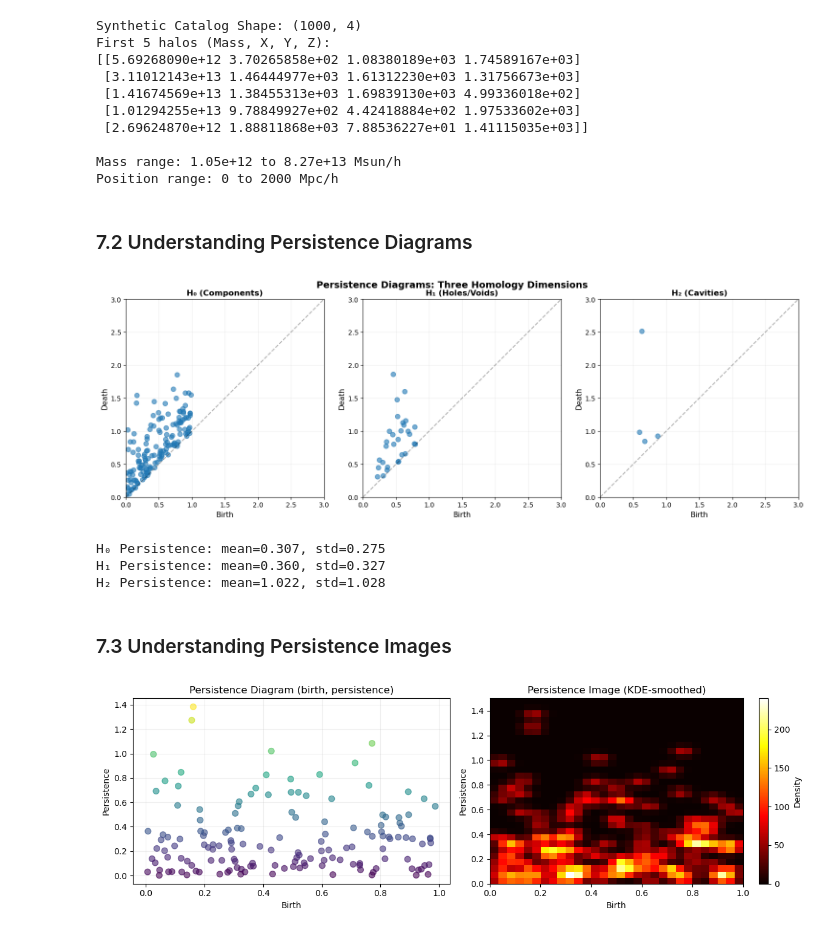
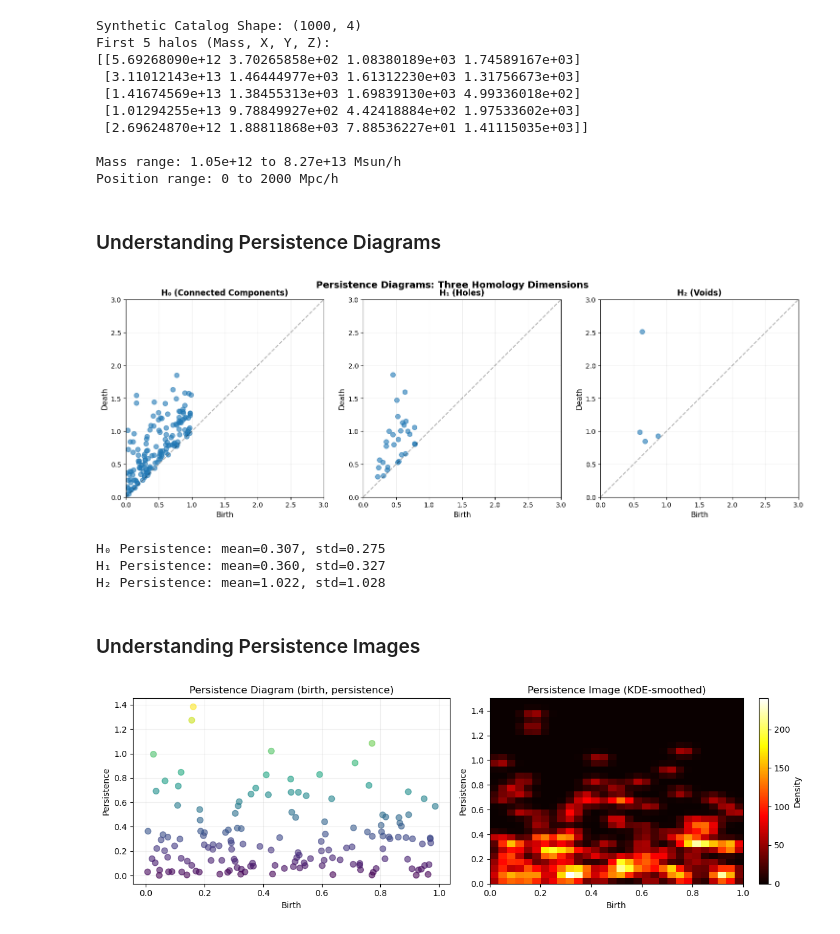
Before and after one commit to anvi-git/cosmology_TDA, a Jupyter notebook: Persistent_Homology_LSS_Guide.ipynb, the cells around one changed output. Drawn from its saved outputs; the diff is of its cells as text; code cells hidden in the pictures.

```diff
--- a/Persistent_Homology_LSS_Guide.ipynb
+++ b/Persistent_Homology_LSS_Guide.ipynb
@@ -75,7 +75,7 @@ First 5 halos (Mass, X, Y, Z):
 Mass range: 1.05e+12 to 8.27e+13 Msun/h
 Position range: 0 to 2000 Mpc/h
 # %% [markdown]
-### 7.2 Understanding Persistence Diagrams
+### Understanding Persistence Diagrams
 # %%
 # Example 2: Synthetic persistence diagram
 # Real output from DIAG class: CSV file with [dimension, birth, death]
@@ -100,42 +100,42 @@ h2_points = np.column_stack([h2_birth, h2_death])
 
 # Plot persistence diagrams
 fig, axes = plt.subplots(1, 3, figsize=(15, 5))
 
 max_val = 3
-for ax, (points, title) in zip(axes, [(h0_points, 'H₀ (Components)'),
-                                        (h1_points, 'H₁ (Holes/Voids)'),
-                                        (h2_points, 'H₂ (Cavities)')]):
+for ax, (points, title) in zip(axes, [(h0_points, 'H₀ (Connected Components)'),
+                                        (h1_points, 'H₁ (Holes)'),
+                                        (h2_points, 'H₂ (Voids)')]):
     # Plot diagonal (trivial features)
     ax.plot([0, max_val], [0, max_val], 'k--', alpha=0.3, label='Diagonal')
 
     # Plot points
     ax.scatter(points[:, 0], points[:, 1], alpha=0.6, s=50)
 
     # Labels
     ax.set_xlabel('Birth', fontsize=11)
     ax.set_ylabel('Death', fontsize=11)
     ax.set_title(title, fontsize=12, fontweight='bold')
     ax.set_xlim(0, max_val)
     ax.set_ylim(0, max_val)
     ax.set_aspect('equal')
     ax.grid(alpha=0.2)
 
 plt.suptitle('Persistence Diagrams: Three Homology Dimensions', fontsize=14, fontweight='bold')
 plt.tight_layout()
 plt.show()
 
 # Compute persistence
 persistence_h0 = h0_death - h0_birth
 print(f"H₀ Persistence: mean={persistence_h0.mean():.3f}, std={persistence_h0.std():.3f}")
 print(f"H₁ Persistence: mean={(h1_death-h1_birth).mean():.3f}, std={(h1_death-h1_birth).std():.3f}")
 print(f"H₂ Persistence: mean={(h2_death-h2_birth).mean():.3f}, std={(h2_death-h2_birth).std():.3f}")
 # %% [output]
-[figure, old version]
+[figure, new version]
 H₀ Persistence: mean=0.307, std=0.275
 H₁ Persistence: mean=0.360, std=0.327
 H₂ Persistence: mean=1.022, std=1.028
 # %% [markdown]
-### 7.3 Understanding Persistence Images
+### Understanding Persistence Images
 # %%
 from scipy.stats import gaussian_kde
 
```
Also changed, not shown: parts of 8 cells of this notebook.
